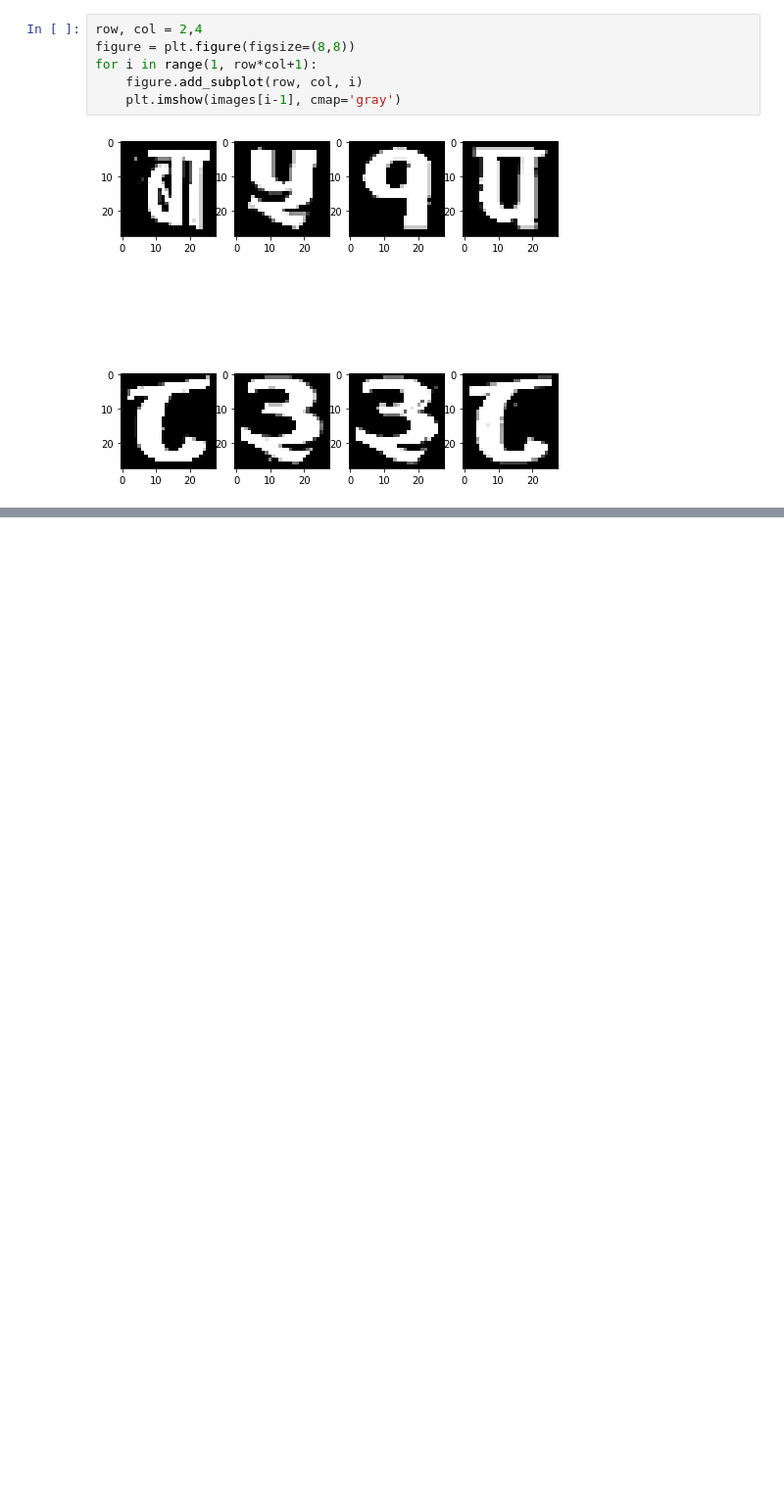
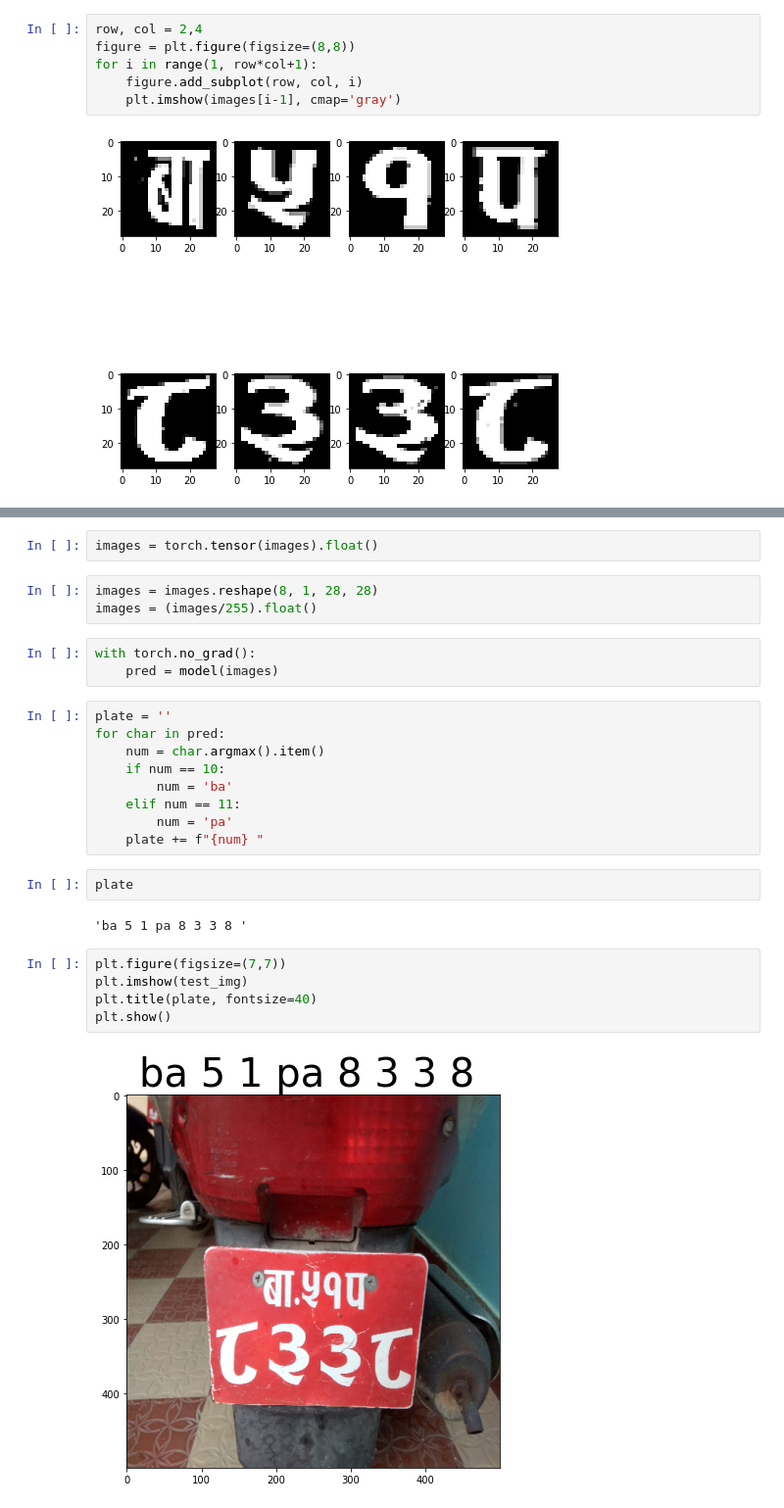
Before and after one commit to Panas18/CNN-NumberPlateRecognization, a Jupyter notebook: CNN.ipynb, the cells around one changed output, grey strips where cells are left out. Shown: that part at 98% size. Cells and saved outputs as stored; diff of their text form; blank space fills up the shorter version.

```diff
--- a/CNN.ipynb
+++ b/CNN.ipynb
@@ -295,0 +281,28 @@ with torch.no_grad():
+# %%
+images = torch.tensor(images).float()
+# %%
+images = images.reshape(8, 1, 28, 28)
+images = (images/255).float()
+# %%
+with torch.no_grad():
+    pred = model(images)
+# %%
+plate = ''
+for char in pred:
+    num = char.argmax().item()
+    if num == 10:
+        num = 'ba'
+    elif num == 11:
+        num = 'pa'
+    plate += f"{num} "
+# %%
+plate
+# %% [output]
+'ba 5 1 pa 8 3 3 8 '
+# %%
+plt.figure(figsize=(7,7))
+plt.imshow(test_img)
+plt.title(plate, fontsize=40)
+plt.show()
+# %% [output]
+[figure, added]
```
Also changed, not shown: parts of 7 cells of this notebook, 1 other file.
